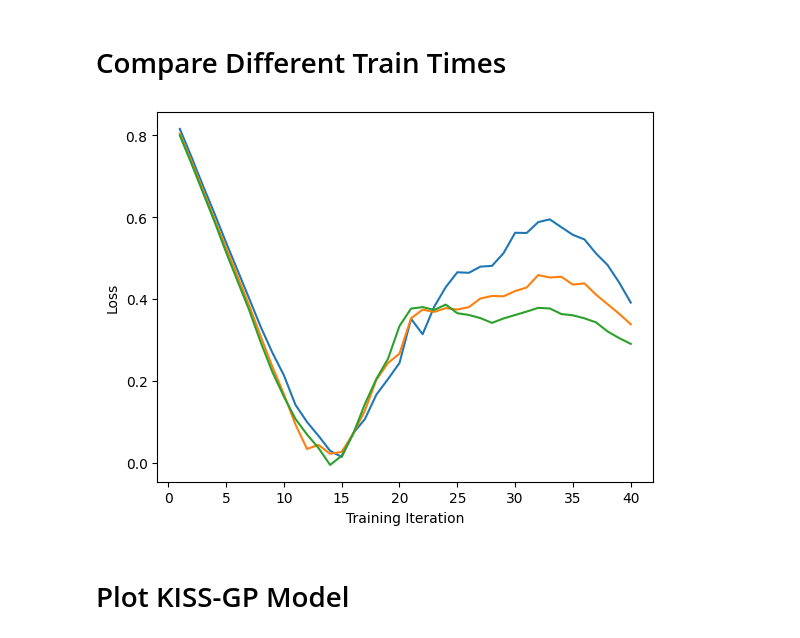
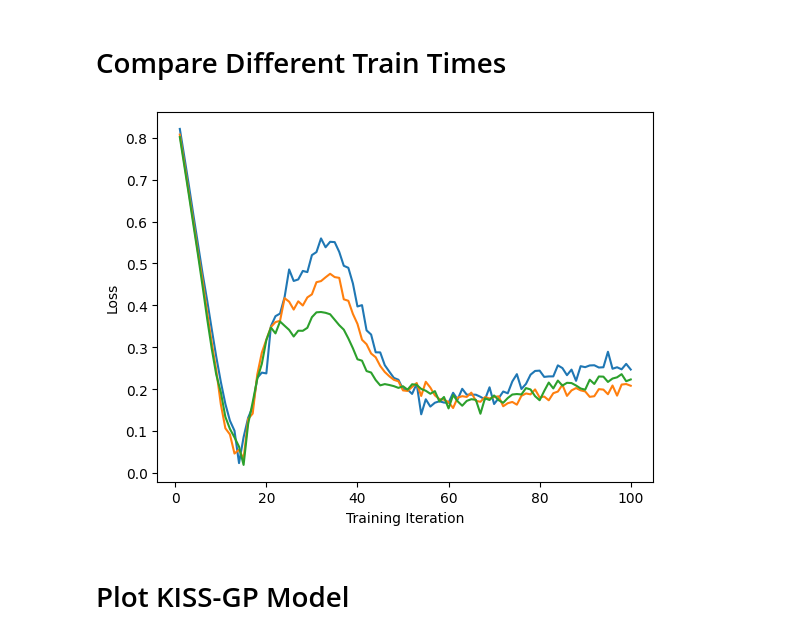
Before and after one commit to Sabelz/Master_Thesis_Alexander, a Jupyter notebook: GPs/WiggleGPs.ipynb, the cells around one changed output. Cells and saved outputs as stored; diff of their text form; code cells hidden in the pictures.

```diff
--- a/GPs/WiggleGPs.ipynb
+++ b/GPs/WiggleGPs.ipynb
@@ -168,24 +168,24 @@ Time KISS-GP:  6.051475524902344
 # %%
 training_times_KISSGP = [] # Keep track of the times
 for x,y  in zip(x_sizes, y_sizes):
   x,y = x.to(device), y.to(device)
   KISSGP_likelihood_wiggle_test = gpytorch.likelihoods.GaussianLikelihood() # Likelihood
   KISSGP_mean_wiggle_test = gpytorch.means.ConstantMean() # Mean
   KISSGP_kernel_wiggle_test = gpytorch.kernels.MaternKernel() # Kernel
   KISSGP_model_wiggle_test = KISSGP(x,
                              y,
                              KISSGP_likelihood_wiggle_test,
                              KISSGP_mean_wiggle_test,
                              KISSGP_kernel_wiggle_test)
 
   KISSGP_model_wiggle_test = KISSGP_model_wiggle_test.to(device)
   train_time_KISSGP_wiggle_test = train(KISSGP_model_wiggle_test,
                                  KISSGP_likelihood_wiggle_test,
                                  x, y,
-                                 training_iter= 40) # train is defined in utils/functions.ipynb
+                                 training_iter= 100) # train is defined in utils/functions.ipynb
   training_times_KISSGP.append(train_time_KISSGP_wiggle_test)
 # %% [output]
-[figure, old version]
+[figure, new version]
 # %% [markdown]
 # Plot KISS-GP Model
 # %%
```
Also changed, not shown: parts of 34 cells of this notebook.
